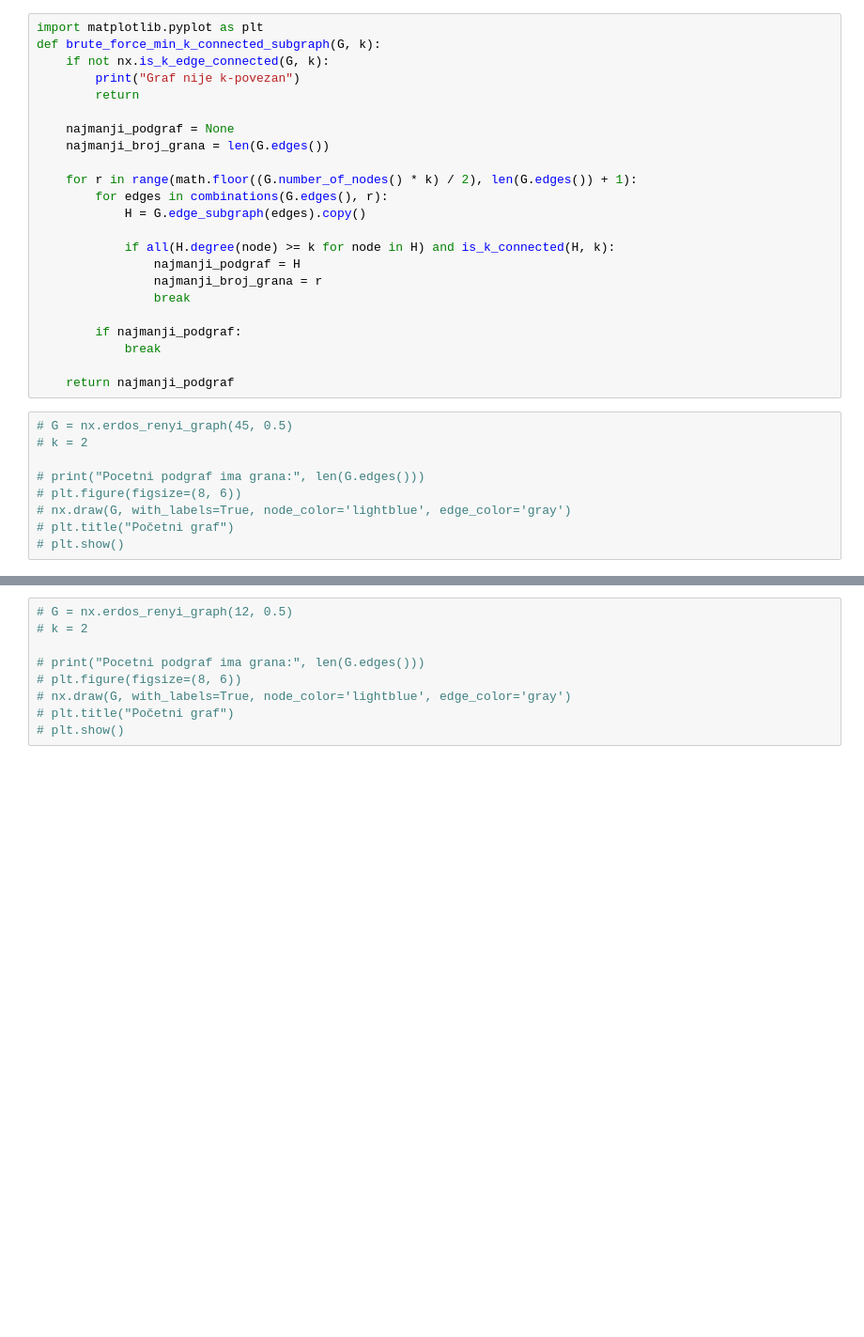
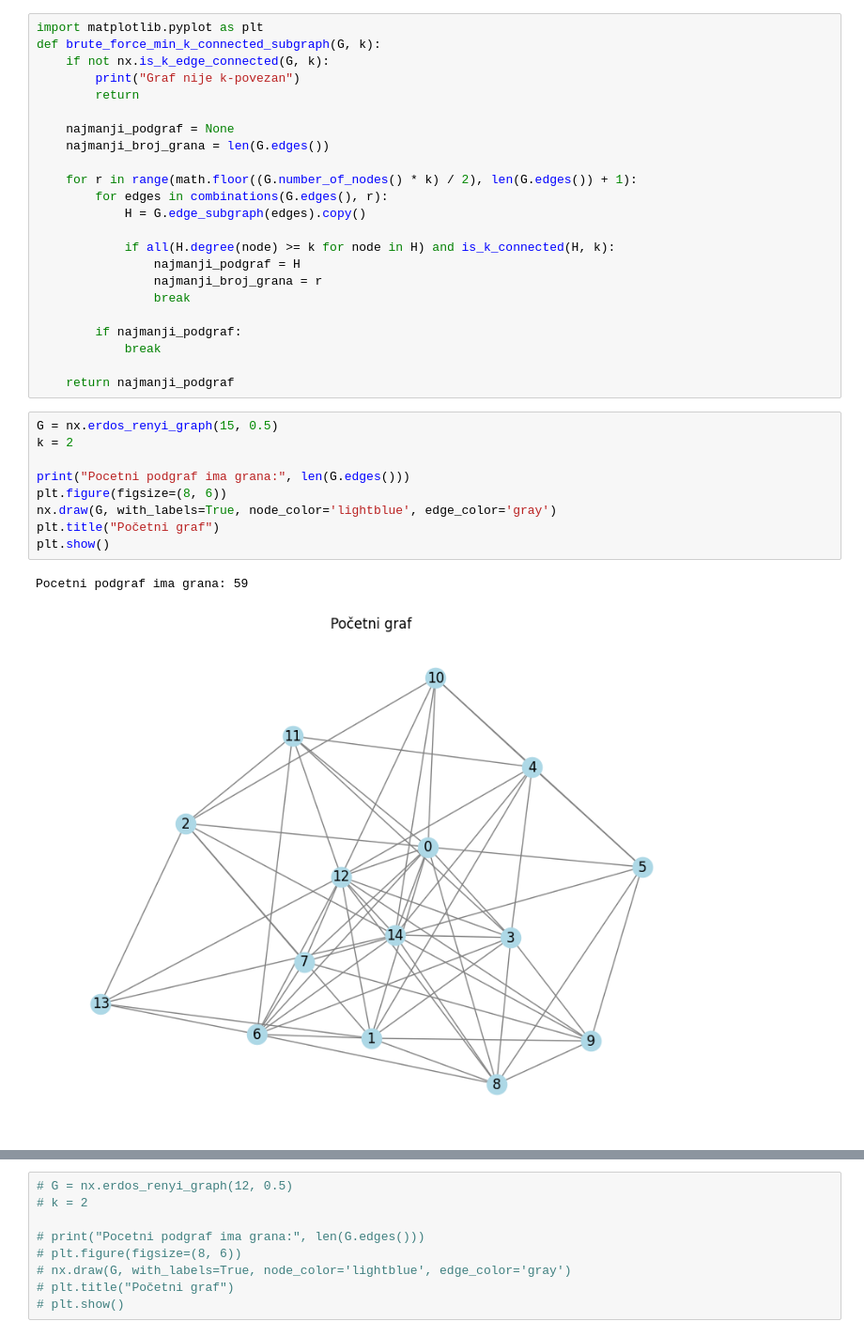
Before and after one commit to dimitrijemarkovic/Intelligent-K-Spanning-Explorer, a Jupyter notebook: algorithms.ipynb, the cells around one changed output, grey strips where cells are left out. Shown: that part at 94% size. Cells and saved outputs as stored; diff of their text form; blank space fills up the shorter version.

Commit message:
Plotovana resenja za prvi test graf

```diff
--- a/algorithms.ipynb
+++ b/algorithms.ipynb
@@ -148,12 +148,15 @@ def brute_force_min_k_connected_subgraph(G, k):
 
     return najmanji_podgraf
 # %%
-# G = nx.erdos_renyi_graph(45, 0.5)
-# k = 2
+G = nx.erdos_renyi_graph(15, 0.5)
+k = 2
 
-# print("Pocetni podgraf ima grana:", len(G.edges()))
-# plt.figure(figsize=(8, 6))
-# nx.draw(G, with_labels=True, node_color='lightblue', edge_color='gray')
-# plt.title("Početni graf")
-# plt.show()
+print("Pocetni podgraf ima grana:", len(G.edges()))
+plt.figure(figsize=(8, 6))
+nx.draw(G, with_labels=True, node_color='lightblue', edge_color='gray')
+plt.title("Početni graf")
+plt.show()
+# %% [output]
+Pocetni podgraf ima grana: 59
+[figure, added]
 # %%
```
Also changed, not shown: parts of 3 cells of this notebook, 2 other files.
